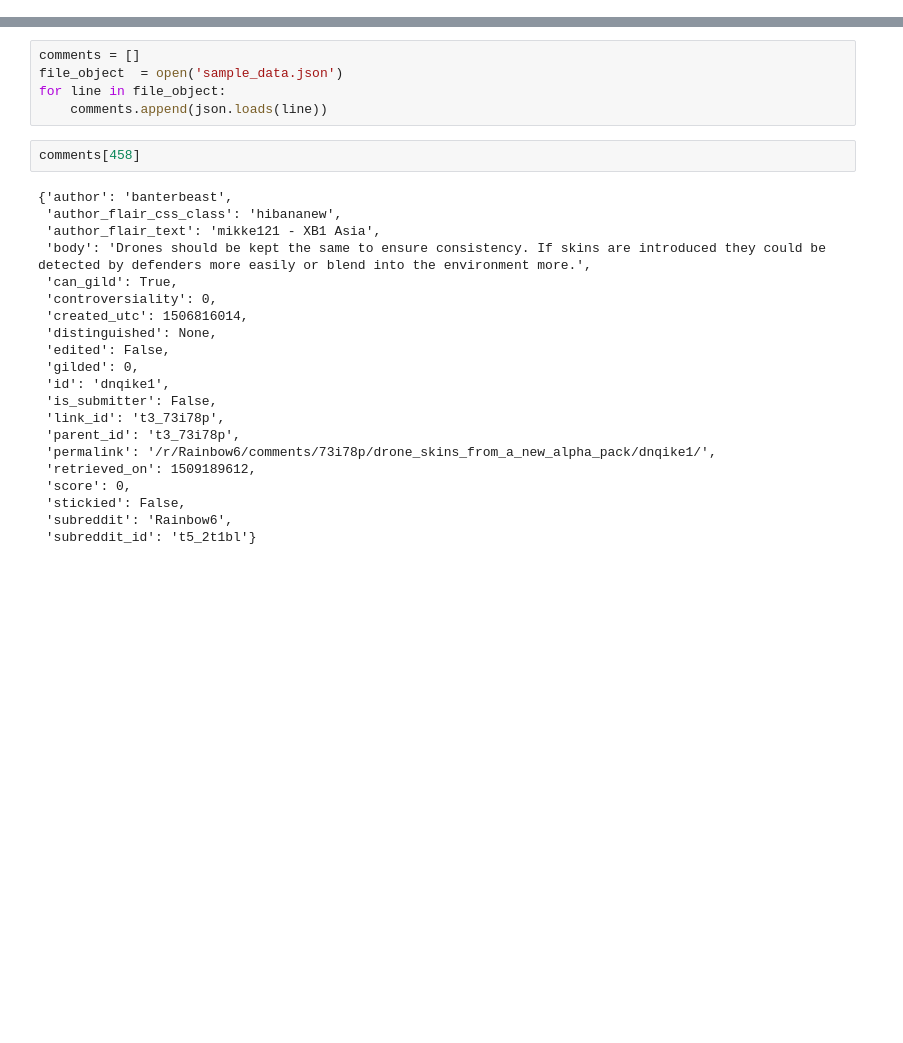
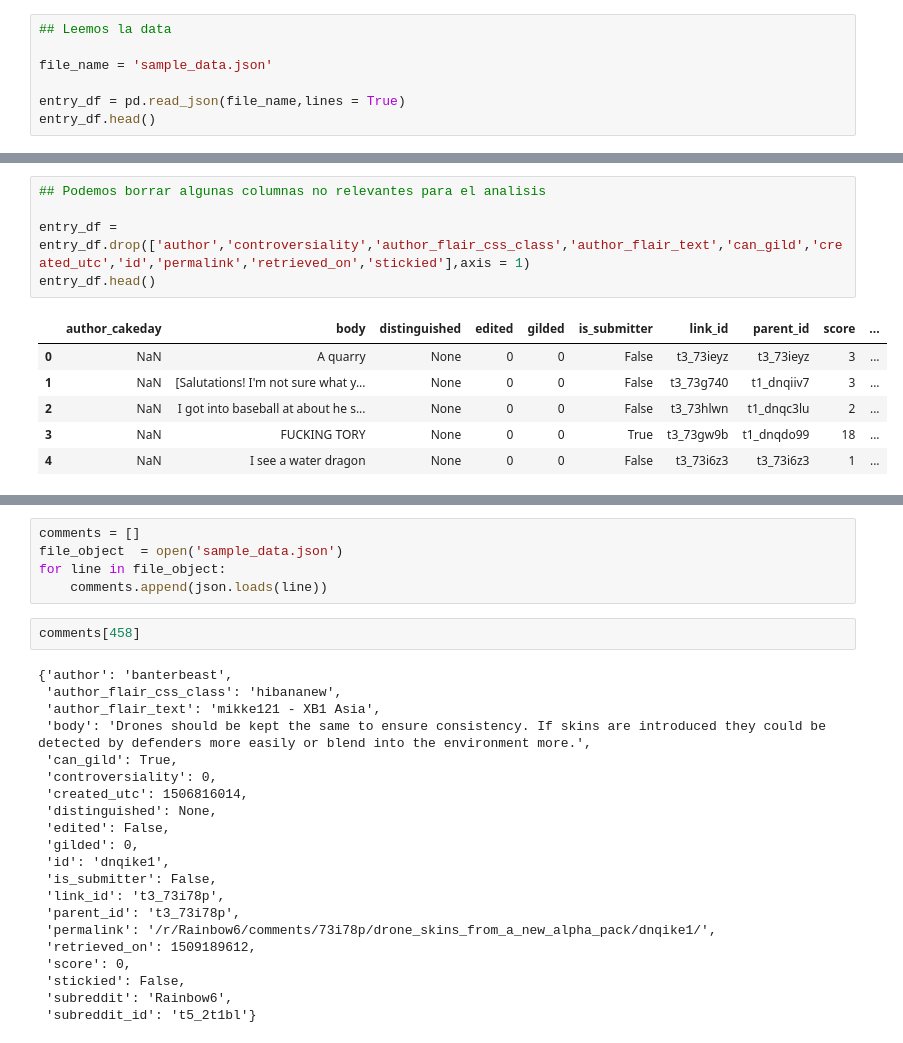
Before and after one commit to JaumeBofi/Reddit-Karma-Predictor, a Jupyter notebook: TA ML.ipynb, the cells around one changed output, grey strips where cells are left out. Drawn from its saved outputs; the diff is of its cells as text; blank space fills up the shorter version.

Commit message:
First data processing

```diff
--- a/TA ML.ipynb
+++ b/TA ML.ipynb
@@ -3,0 +10,7 @@ from pprint import pprint
+# %%
+## Leemos la data
+
+file_name = 'sample_data.json'
+
+entry_df = pd.read_json(file_name,lines = True)
+entry_df.head()
@@ -3,0 +25,12 @@ from pprint import pprint
+# %%
+## Podemos borrar algunas columnas no relevantes para el analisis
+
+entry_df = entry_df.drop(['author','controversiality','author_flair_css_class','author_flair_text','can_gild','created_utc','id','permalink','retrieved_on','stickied'],axis = 1)
+entry_df.head()
+# %% [output]
+|  | author_cakeday | body | distinguished | edited | gilded | is_submitter | link_id | parent_id | score | ... |
+| 0 | NaN | A quarry | None | 0 | 0 | False | t3_73ieyz | t3_73ieyz | 3 | ... |
+| 1 | NaN | [Salutations! I'm not sure what y... | None | 0 | 0 | False | t3_73g740 | t1_dnqiiv7 | 3 | ... |
+| 2 | NaN | I got into baseball at about he s... | None | 0 | 0 | False | t3_73hlwn | t1_dnqc3lu | 2 | ... |
+| 3 | NaN | FUCKING TORY | None | 0 | 0 | True | t3_73gw9b | t1_dnqdo99 | 18 | ... |
+| 4 | NaN | I see a water dragon | None | 0 | 0 | False | t3_73i6z3 | t3_73i6z3 | 1 | ... |
```
Also changed, not shown: parts of 7 cells of this notebook.
